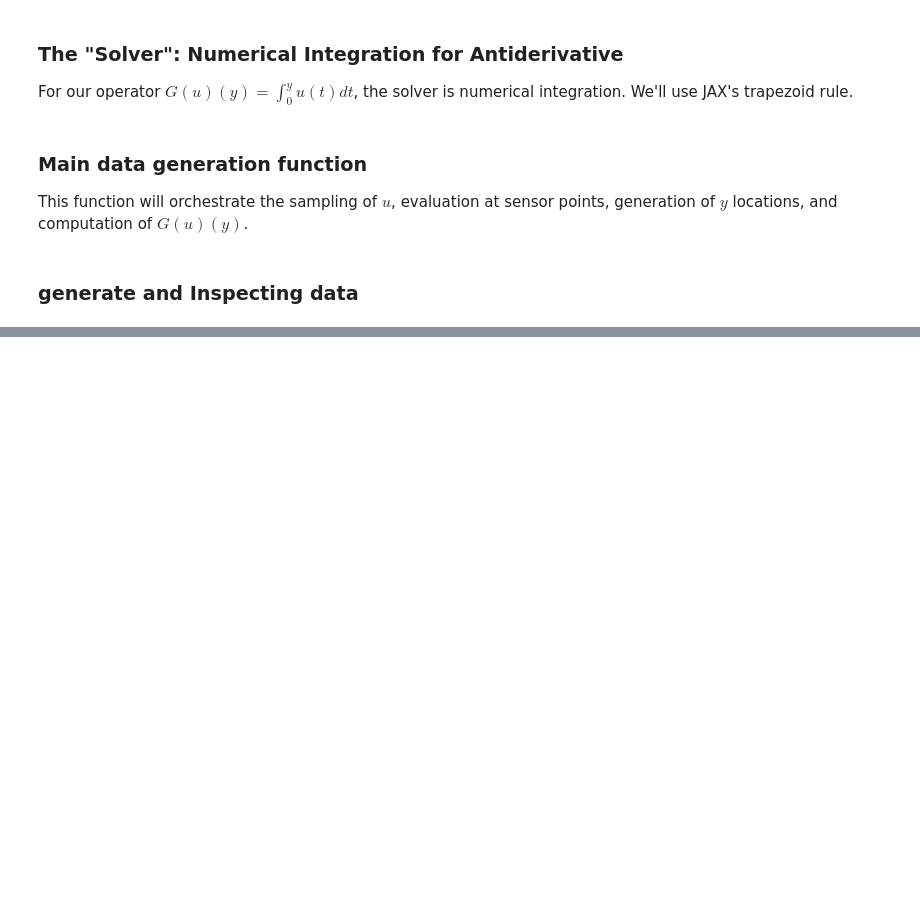
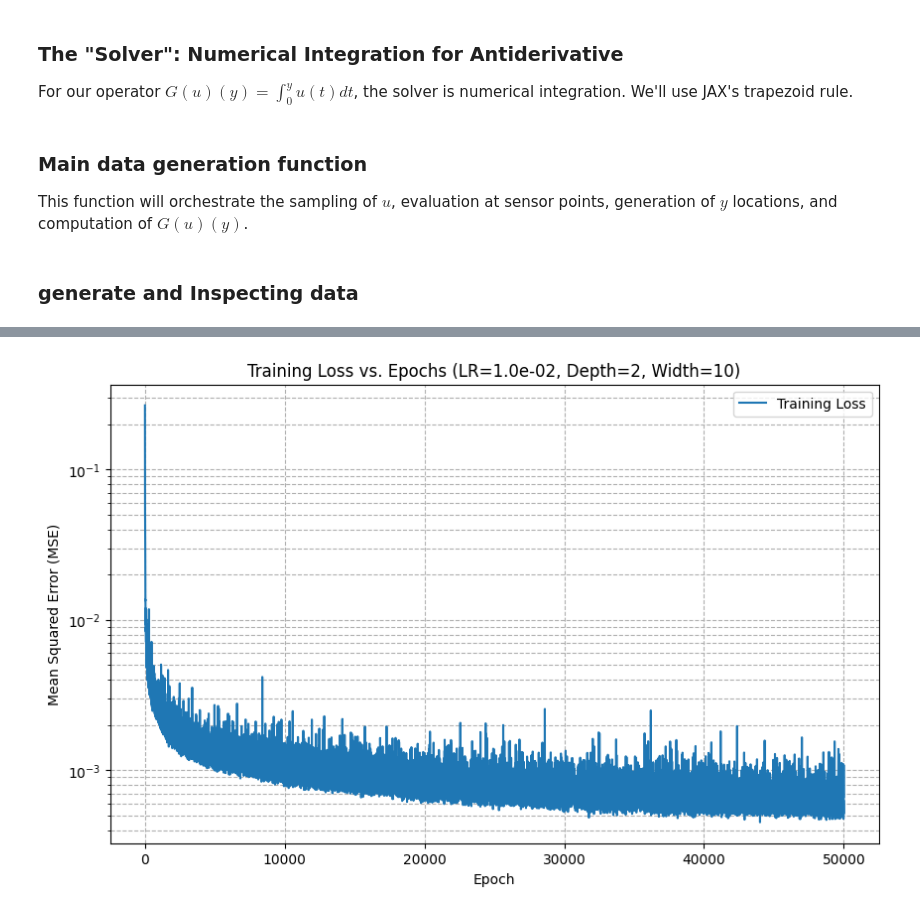
Before and after one commit to arnab-mkj/Data-driven-operator-learning, a Jupyter notebook: deep_operator_learning.ipynb, the cells around one changed output, grey strips where cells are left out. Drawn from its saved outputs; the diff is of its cells as text; code cells hidden in the pictures; blank space fills up the shorter version.

Commit message:
training data for MLP FNN

```diff
--- a/deep_operator_learning.ipynb
+++ b/deep_operator_learning.ipynb
@@ -487,0 +544,32 @@ Calculate the Final Result: It calls the helper function for the endpoint b and
+# %%
+# --- Loss and Training Step Functions ---
+
+def mse_loss(true_y, pred_y):
+    """Calculates the Mean Squared Error loss."""
+    return jnp.mean((true_y - pred_y)**2)
+
+@jax.jit
+def train_step_baseline(state, batch):
+    """Performs a single training step for the baseline FNN."""
+    branch_inputs, trunk_inputs, targets = batch
+    # The key feature of the baseline: concatenate inputs into one vector
+    combined_inputs = jnp.concatenate([branch_inputs, trunk_inputs], axis=-1)
+
+    def loss_fn(params):
+        predictions = state.apply_fn({'params': params}, combined_inputs)
+        loss = mse_loss(targets.flatten(), predictions.flatten())
+        return loss
+
+    grad_fn = jax.value_and_grad(loss_fn)
+    loss, grads = grad_fn(state.params)
+    state = state.apply_gradients(grads=grads)
+    return state, loss
+
+@jax.jit
+def eval_model_baseline(params, model, batch):
+    """Evaluates the baseline FNN on a batch of data."""
+    branch_inputs, trunk_inputs, targets = batch
+    combined_inputs = jnp.concatenate([branch_inputs, trunk_inputs], axis=-1)
+    predictions = model.apply({'params': params}, combined_inputs)
+    loss = mse_loss(targets.flatten(), predictions.flatten())
+    return loss
@@ -487,0 +672,13 @@ Calculate the Final Result: It calls the helper function for the endpoint b and
+# %%
+# --- 5. Plotting the Training Loss ---
+plt.figure(figsize=(10, 6))
+plt.plot(range(1, hyperparams['num_epochs'] + 1), train_losses, label='Training Loss')
+plt.xlabel("Epoch")
+plt.ylabel("Mean Squared Error (MSE)")
+plt.title(f"Training Loss vs. Epochs (LR={hyperparams['learning_rate']:.1e}, Depth={hyperparams['depth']}, Width={hyperparams['width']})")
+plt.yscale('log') # Use a logarithmic scale for the y-axis to see details better
+plt.grid(True, which="both", ls="--")
+plt.legend()
+plt.show()
+# %% [output]
+[figure, added]
```
Also changed, not shown: parts of 15 cells of this notebook.
